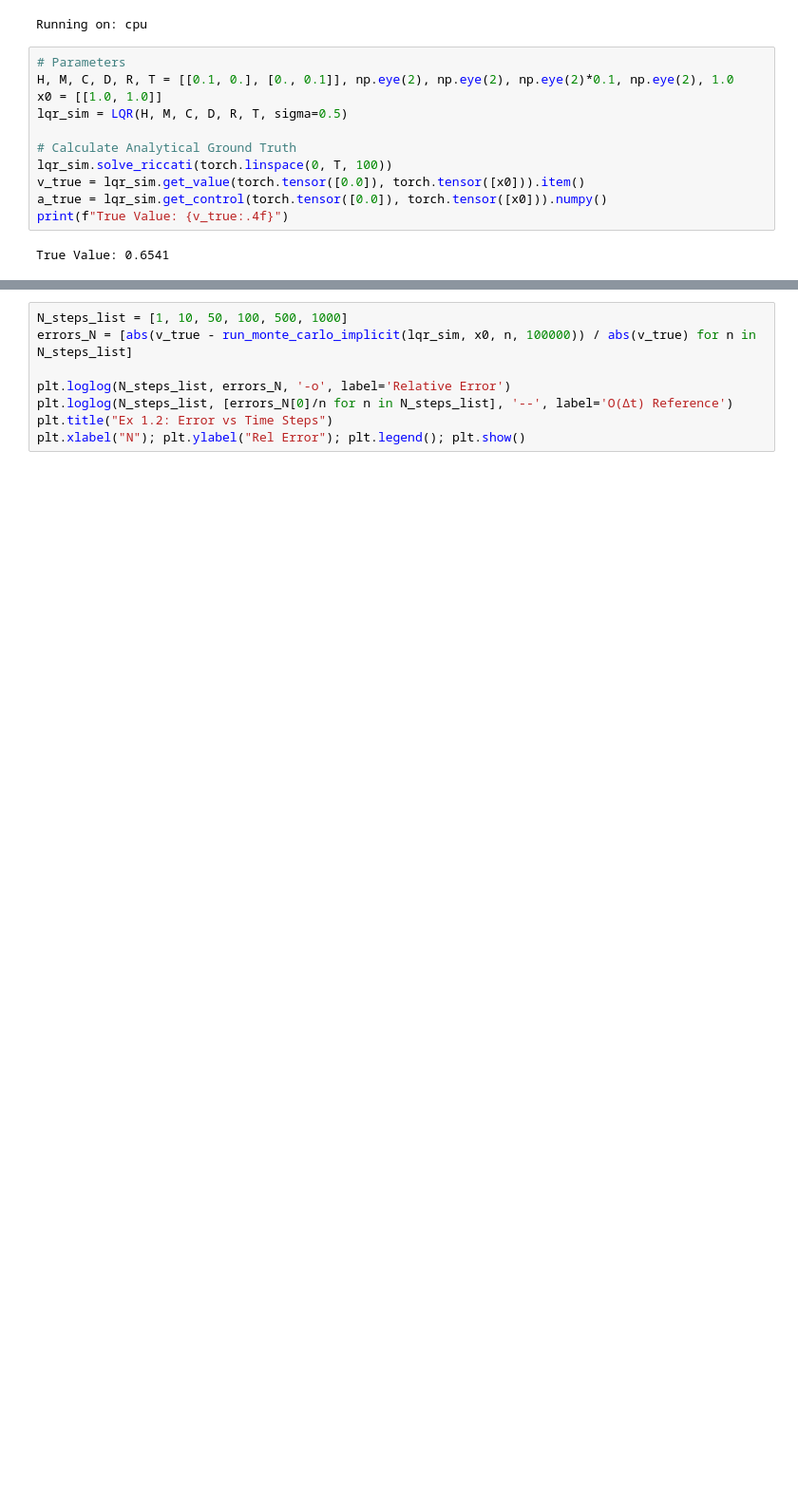
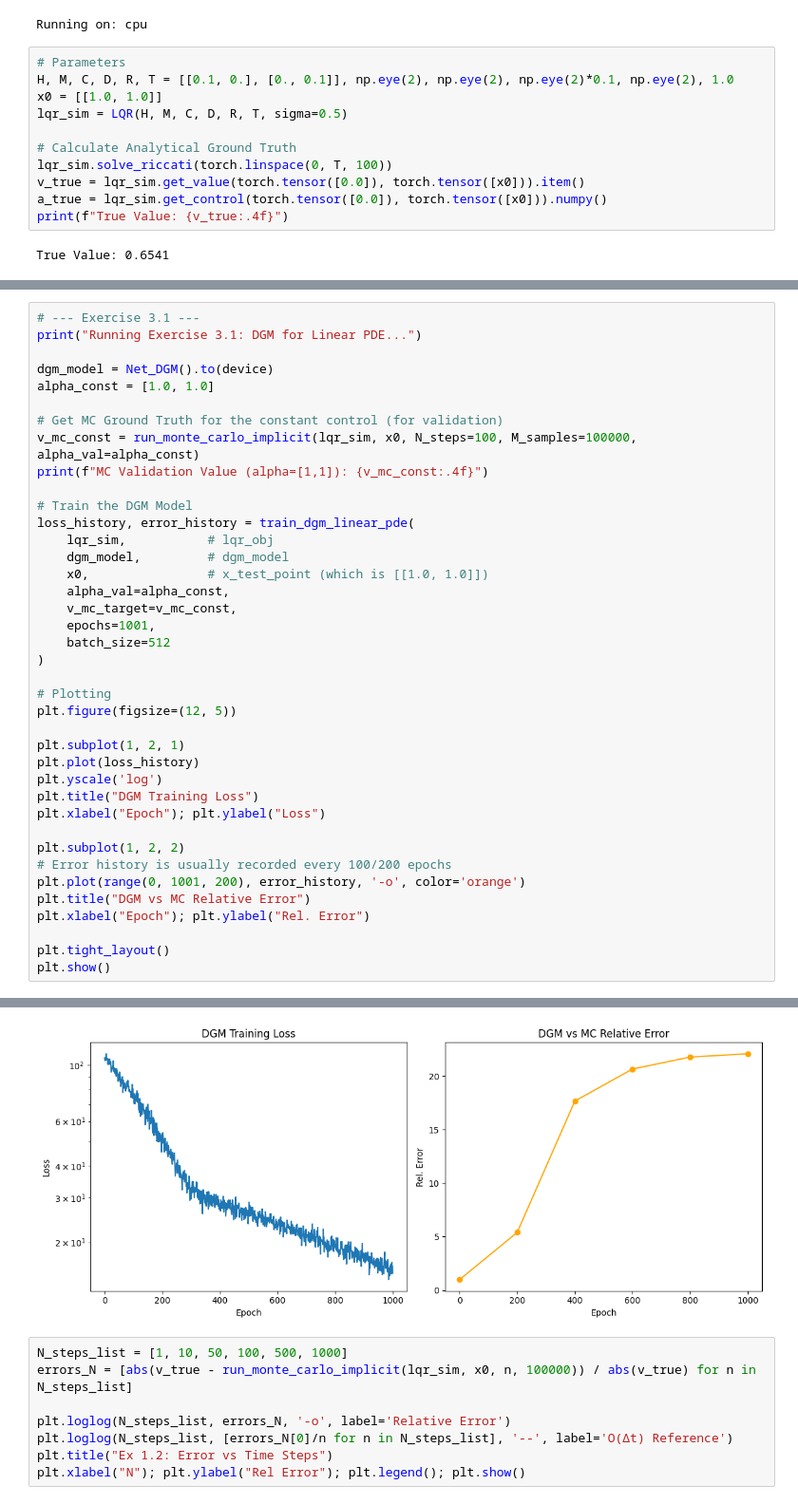
Before and after one commit to Conorgrant45/Stochastic-Control-Dynamic-Asset-Allocation, a Jupyter notebook: Assignment.ipynb, the cells around one changed output, grey strips where cells are left out. Shown at 95% size. Drawn from its saved outputs; the diff is of its cells as text; blank space fills up the shorter version.

```diff
--- a/Assignment.ipynb
+++ b/Assignment.ipynb
@@ -27,0 +39,40 @@ True Value: 0.6541
+# %%
+# --- Exercise 3.1 ---
+print("Running Exercise 3.1: DGM for Linear PDE...")
+
+dgm_model = Net_DGM().to(device)
+alpha_const = [1.0, 1.0]
+
+# Get MC Ground Truth for the constant control (for validation)
+v_mc_const = run_monte_carlo_implicit(lqr_sim, x0, N_steps=100, M_samples=100000, alpha_val=alpha_const)
+print(f"MC Validation Value (alpha=[1,1]): {v_mc_const:.4f}")
+
+# Train the DGM Model
+loss_history, error_history = train_dgm_linear_pde(
+    lqr_sim,           # lqr_obj
+    dgm_model,         # dgm_model
+    x0,                # x_test_point (which is [[1.0, 1.0]])
+    alpha_val=alpha_const,
+    v_mc_target=v_mc_const,
+    epochs=1001,
+    batch_size=512
+)
+
+# Plotting
+plt.figure(figsize=(12, 5))
+
+plt.subplot(1, 2, 1)
+plt.plot(loss_history)
+plt.yscale('log')
+plt.title("DGM Training Loss")
+plt.xlabel("Epoch"); plt.ylabel("Loss")
+
+plt.subplot(1, 2, 2)
+# Error history is usually recorded every 100/200 epochs
+plt.plot(range(0, 1001, 200), error_history, '-o', color='orange')
+plt.title("DGM vs MC Relative Error")
+plt.xlabel("Epoch"); plt.ylabel("Rel. Error")
+
+plt.tight_layout()
+plt.show()
+# %% [output]
@@ -28,3 +87,4 @@ True Value: 0.6541
+[figure, added]
 # %%
 N_steps_list = [1, 10, 50, 100, 500, 1000]
 errors_N = [abs(v_true - run_monte_carlo_implicit(lqr_sim, x0, n, 100000)) / abs(v_true) for n in N_steps_list]
```
Also changed, not shown: parts of 5 cells of this notebook, 1 other file.
